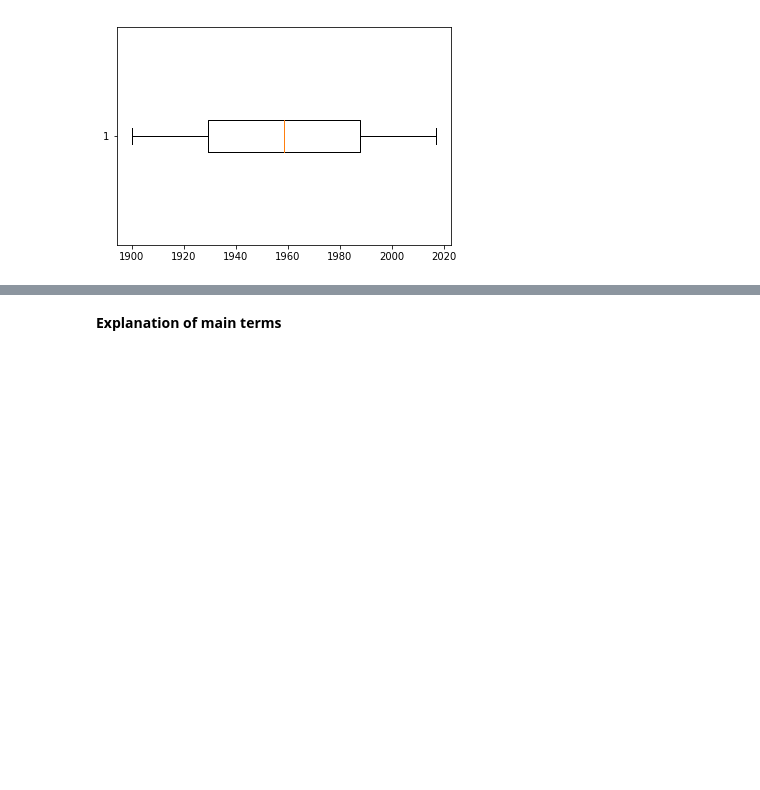
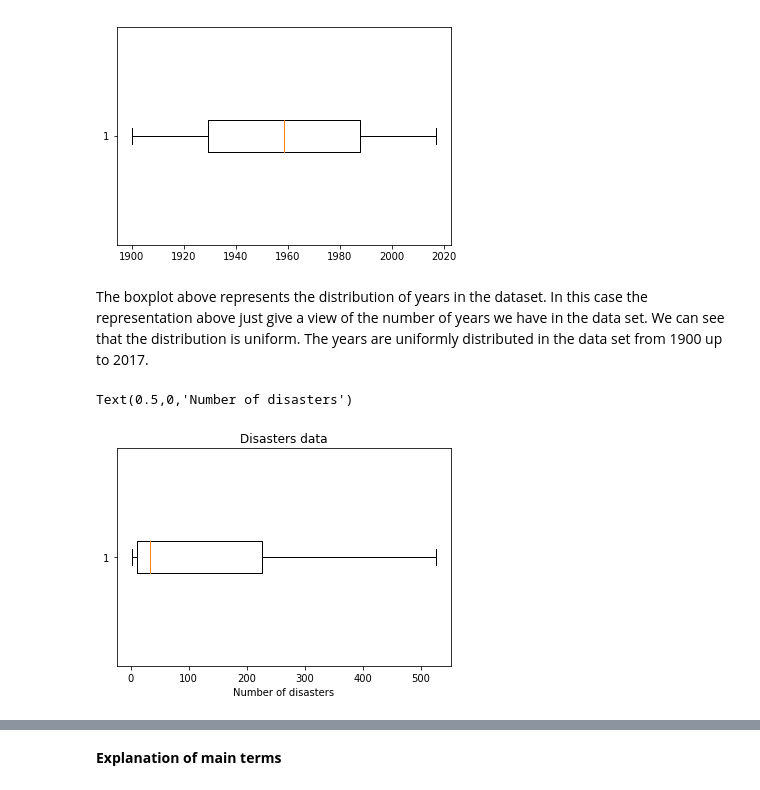
Before and after one commit to Nayade2lu/fundamentals-project, a Jupyter notebook: Fundamentals of data analysis Project.ipynb, the cells around one changed output, grey strips where cells are left out. Cells and saved outputs as stored; diff of their text form; code cells hidden in the pictures; blank space fills up the shorter version.

```diff
--- a/Fundamentals of data analysis Project.ipynb
+++ b/Fundamentals of data analysis Project.ipynb
@@ -140,3 +142,16 @@ plt.boxplot(natural_disasters.Year, vert=False)
  'fliers': [<matplotlib.lines.Line2D at 0x...>],
  'means': []}
 [figure]
+# %% [markdown]
+The boxplot above represents the distribution of years in the dataset. In this case the representation above just give a view of the number of years we have in the data set. We can see that the distribution is uniform. The years are uniformly distributed in the data set from 1900 up to 2017.
+# %%
+#Showing the plot attending to the column number of disasters
+#With vert=False we make the plot horizontal
+plt.boxplot(natural_disasters.Numberofdisasters, vert=False)
+#plt.title sets the title of the plot
+plt.title ('Disasters data')
+#plt.xlabel sets the label of the x axis
+plt.xlabel('Number of disasters')
+# %% [output]
+Text(0.5,0,'Number of disasters')
+[figure, added]
```
Also changed, not shown: parts of 21 cells of this notebook, 1 other file.
